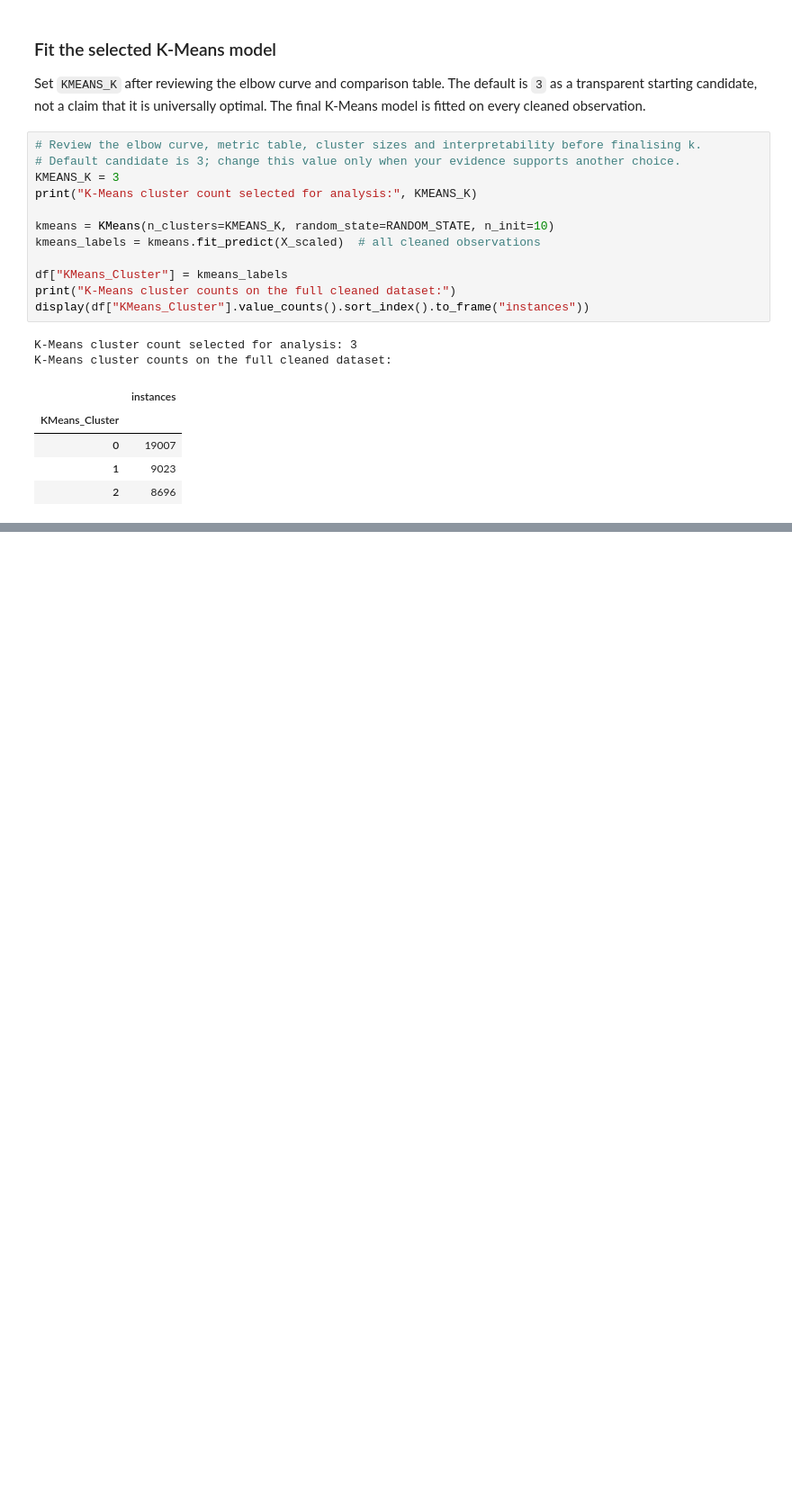
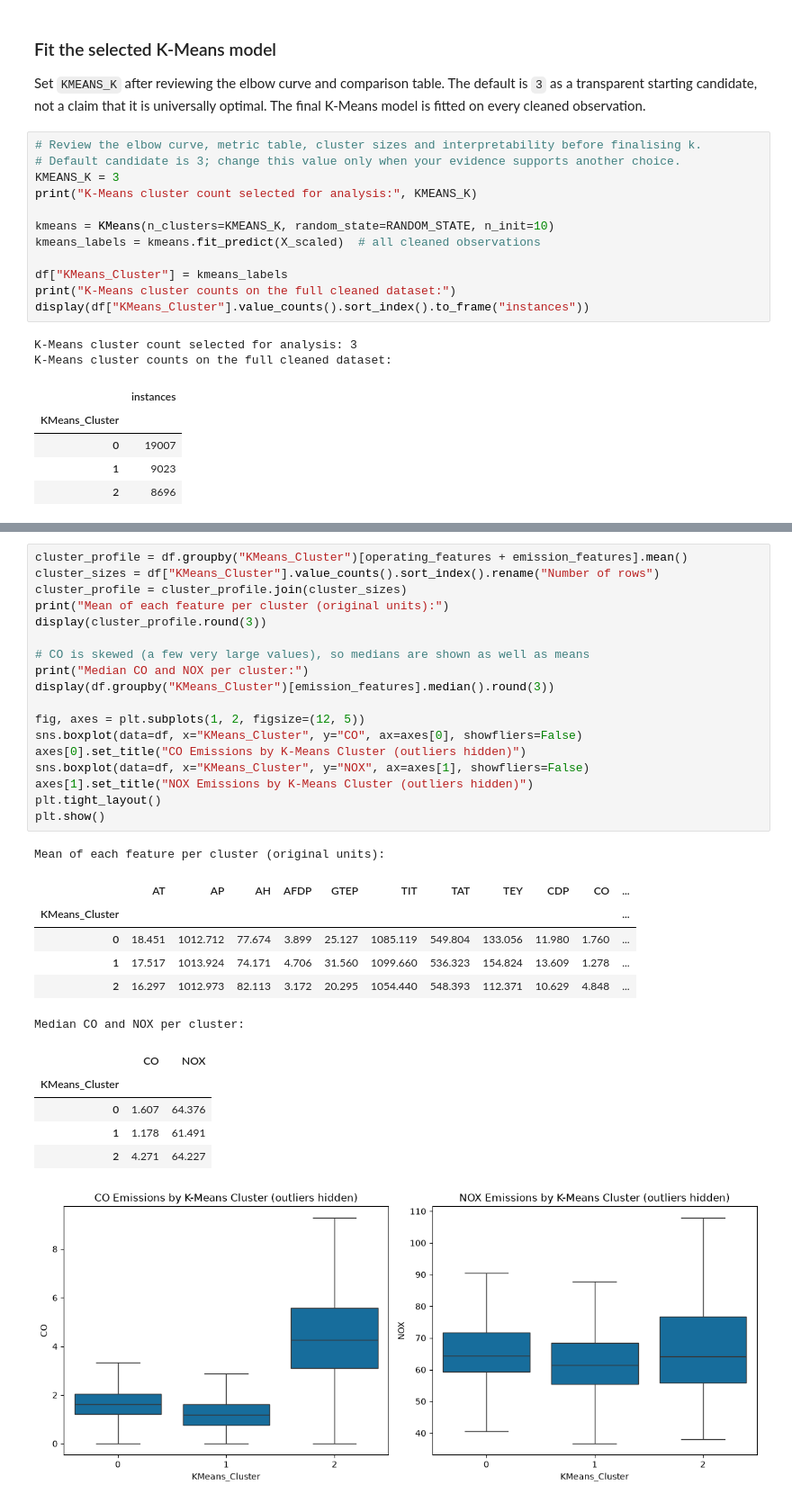
Before and after one commit to hemnath-28/ML-Evaulation-, a Jupyter notebook: notebooks/clustering.ipynb, the cells around one changed output, grey strips where cells are left out. Shown at 90% size. Saved outputs shown, nothing was run; the diff lists cells and outputs as text; blank space fills up the shorter version.

```diff
--- a/notebooks/clustering.ipynb
+++ b/notebooks/clustering.ipynb
@@ -432,0 +497,32 @@ display(evaluation_df.round(4))
+# %%
+cluster_profile = df.groupby("KMeans_Cluster")[operating_features + emission_features].mean()
+cluster_sizes = df["KMeans_Cluster"].value_counts().sort_index().rename("Number of rows")
+cluster_profile = cluster_profile.join(cluster_sizes)
+print("Mean of each feature per cluster (original units):")
+display(cluster_profile.round(3))
+
+# CO is skewed (a few very large values), so medians are shown as well as means
+print("Median CO and NOX per cluster:")
+display(df.groupby("KMeans_Cluster")[emission_features].median().round(3))
+
+fig, axes = plt.subplots(1, 2, figsize=(12, 5))
+sns.boxplot(data=df, x="KMeans_Cluster", y="CO", ax=axes[0], showfliers=False)
+axes[0].set_title("CO Emissions by K-Means Cluster (outliers hidden)")
+sns.boxplot(data=df, x="KMeans_Cluster", y="NOX", ax=axes[1], showfliers=False)
+axes[1].set_title("NOX Emissions by K-Means Cluster (outliers hidden)")
+plt.tight_layout()
+plt.show()
+# %% [output]
+Mean of each feature per cluster (original units):
+|  | AT | AP | AH | AFDP | GTEP | TIT | TAT | TEY | CDP | CO | ... |
+| KMeans_Cluster |  |  |  |  |  |  |  |  |  |  | ... |
+| 0 | 18.451 | 1012.712 | 77.674 | 3.899 | 25.127 | 1085.119 | 549.804 | 133.056 | 11.980 | 1.760 | ... |
+| 1 | 17.517 | 1013.924 | 74.171 | 4.706 | 31.560 | 1099.660 | 536.323 | 154.824 | 13.609 | 1.278 | ... |
+| 2 | 16.297 | 1012.973 | 82.113 | 3.172 | 20.295 | 1054.440 | 548.393 | 112.371 | 10.629 | 4.848 | ... |
+Median CO and NOX per cluster:
+|  | CO | NOX |
+| KMeans_Cluster |  |  |
+| 0 | 1.607 | 64.376 |
+| 1 | 1.178 | 61.491 |
+| 2 | 4.271 | 64.227 |
+[figure, added]
```
Also changed, not shown: parts of 26 cells of this notebook.
